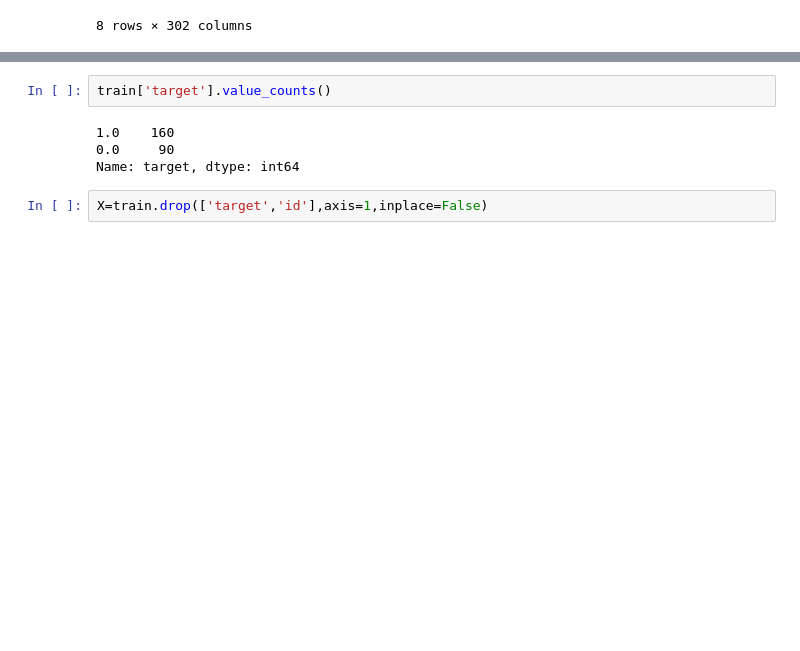
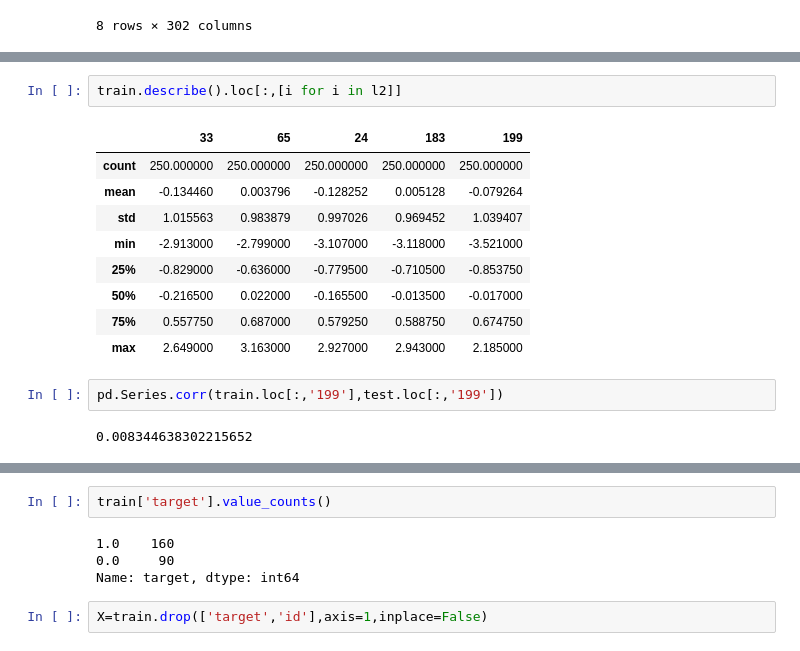
Before and after one commit to borisilin85/Kaggle, a Jupyter notebook: dont_overfitt/DontOverfitt.ipynb, the cells around one changed output, grey strips where cells are left out. Cells and saved outputs as stored; diff of their text form; blank space fills up the shorter version.

```diff
--- a/dont_overfitt/DontOverfitt.ipynb
+++ b/dont_overfitt/DontOverfitt.ipynb
@@ -67,0 +80,16 @@ train.describe()
+# %%
+train.describe().loc[:,[i for i in l2]]
+# %% [output]
+|  | 33 | 65 | 24 | 183 | 199 |
+| count | 250.000000 | 250.000000 | 250.000000 | 250.000000 | 250.000000 |
+| mean | -0.134460 | 0.003796 | -0.128252 | 0.005128 | -0.079264 |
+| std | 1.015563 | 0.983879 | 0.997026 | 0.969452 | 1.039407 |
+| min | -2.913000 | -2.799000 | -3.107000 | -3.118000 | -3.521000 |
+| 25% | -0.829000 | -0.636000 | -0.779500 | -0.710500 | -0.853750 |
+| 50% | -0.216500 | 0.022000 | -0.165500 | -0.013500 | -0.017000 |
+| 75% | 0.557750 | 0.687000 | 0.579250 | 0.588750 | 0.674750 |
+| max | 2.649000 | 3.163000 | 2.927000 | 2.943000 | 2.185000 |
+# %%
+pd.Series.corr(train.loc[:,'199'],test.loc[:,'199'])
+# %% [output]
+0.008344638302215652
```
Also changed, not shown: parts of 38 cells of this notebook, 10 other files.
